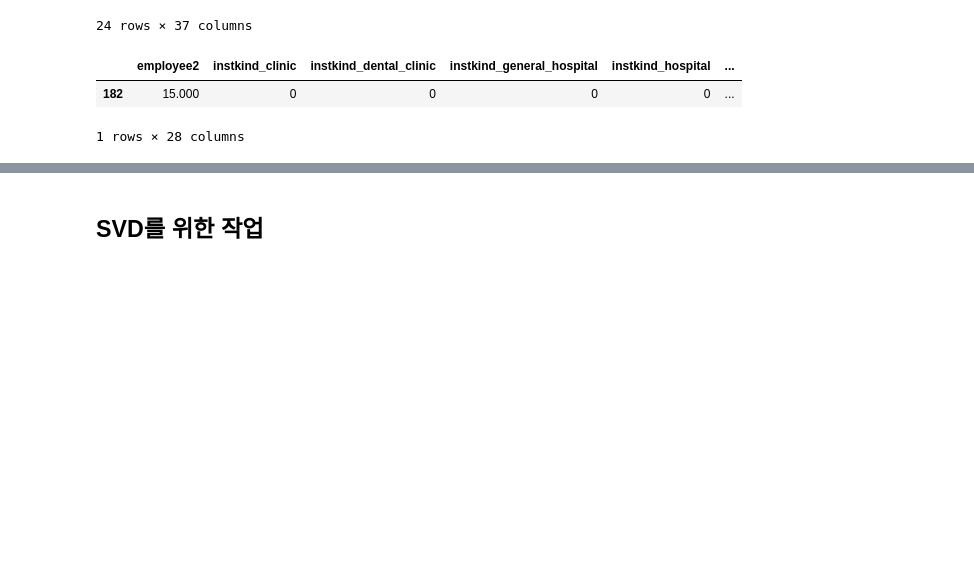
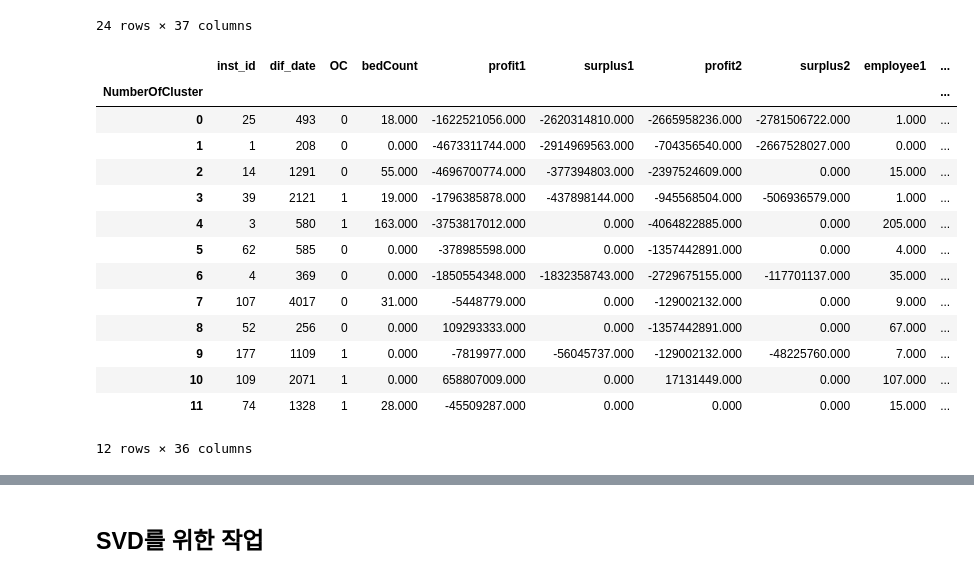
Before and after one commit to nyeokinyeoki/Gym_zalabim, a Jupyter notebook: ipynb/hospital.ipynb, the cells around one changed output, grey strips where cells are left out. Saved outputs shown, nothing was run; the diff lists cells and outputs as text; code cells hidden in the pictures; blank space fills up the shorter version.

```diff
--- a/ipynb/hospital.ipynb
+++ b/ipynb/hospital.ipynb
@@ -508,9 +519,22 @@ df_join_clst[df_join_clst.isna().any(axis=1)]
 | 289 | 94 | 5145 | 1 | 244.000 | NaN | NaN | NaN | NaN | NaN | NaN | ... |
 | 296 | 369 | 5822 | 1 | 39.000 | 110465145.000 | 359919226.000 | 94850517.000 | 226197450.000 | NaN | NaN | ... |
 24 rows × 37 columns
-# %%
-df_join_clst.groupby(by="NumberOfCluster", axis=1).iloc[:,3:9]
-# %% [output]
-|  | employee2 | instkind_clinic | instkind_dental_clinic | instkind_general_hospital | instkind_hospital | ... |
-| 182 | 15.000 | 0 | 0 | 0 | 0 | ... |
-1 rows × 28 columns
+# %%
+# df_join_clst[df_join_clst.notnull().all(axis=1)].groupby("NumberOfCluster", axis=0).max()
+df_join_clst.groupby("NumberOfCluster", axis=0).min()
+# %% [output]
+|  | inst_id | dif_date | OC | bedCount | profit1 | surplus1 | profit2 | surplus2 | employee1 | ... |
+| NumberOfCluster |  |  |  |  |  |  |  |  |  | ... |
+| 0 | 25 | 493 | 0 | 18.000 | -1622521056.000 | -2620314810.000 | -2665958236.000 | -2781506722.000 | 1.000 | ... |
+| 1 | 1 | 208 | 0 | 0.000 | -4673311744.000 | -2914969563.000 | -704356540.000 | -2667528027.000 | 0.000 | ... |
+| 2 | 14 | 1291 | 0 | 55.000 | -4696700774.000 | -377394803.000 | -2397524609.000 | 0.000 | 15.000 | ... |
+| 3 | 39 | 2121 | 1 | 19.000 | -1796385878.000 | -437898144.000 | -945568504.000 | -506936579.000 | 1.000 | ... |
+| 4 | 3 | 580 | 1 | 163.000 | -3753817012.000 | 0.000 | -4064822885.000 | 0.000 | 205.000 | ... |
+| 5 | 62 | 585 | 0 | 0.000 | -378985598.000 | 0.000 | -1357442891.000 | 0.000 | 4.000 | ... |
+| 6 | 4 | 369 | 0 | 0.000 | -1850554348.000 | -1832358743.000 | -2729675155.000 | -117701137.000 | 35.000 | ... |
+| 7 | 107 | 4017 | 0 | 31.000 | -5448779.000 | 0.000 | -129002132.000 | 0.000 | 9.000 | ... |
+| 8 | 52 | 256 | 0 | 0.000 | 109293333.000 | 0.000 | -1357442891.000 | 0.000 | 67.000 | ... |
+| 9 | 177 | 1109 | 1 | 0.000 | -7819977.000 | -56045737.000 | -129002132.000 | -48225760.000 | 7.000 | ... |
+| 10 | 109 | 2071 | 1 | 0.000 | 658807009.000 | 0.000 | 17131449.000 | 0.000 | 107.000 | ... |
+| 11 | 74 | 1328 | 1 | 28.000 | -45509287.000 | 0.000 | 0.000 | 0.000 | 15.000 | ... |
+12 rows × 36 columns
```
Also changed, not shown: parts of 3 cells of this notebook.
